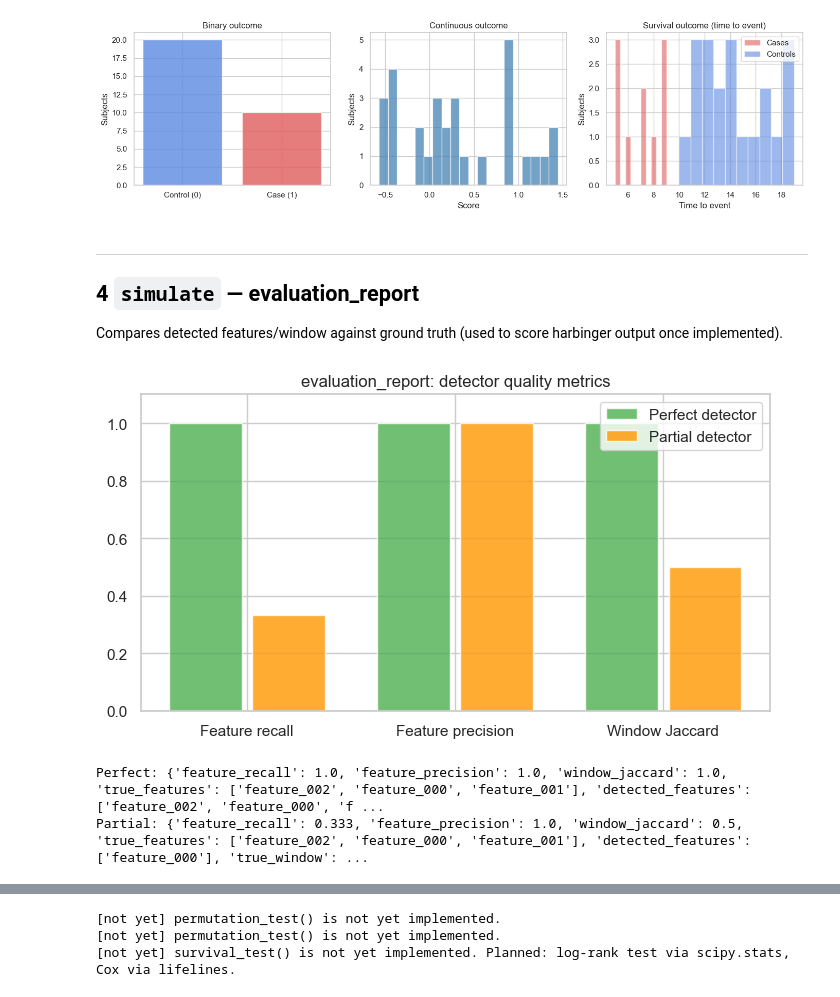
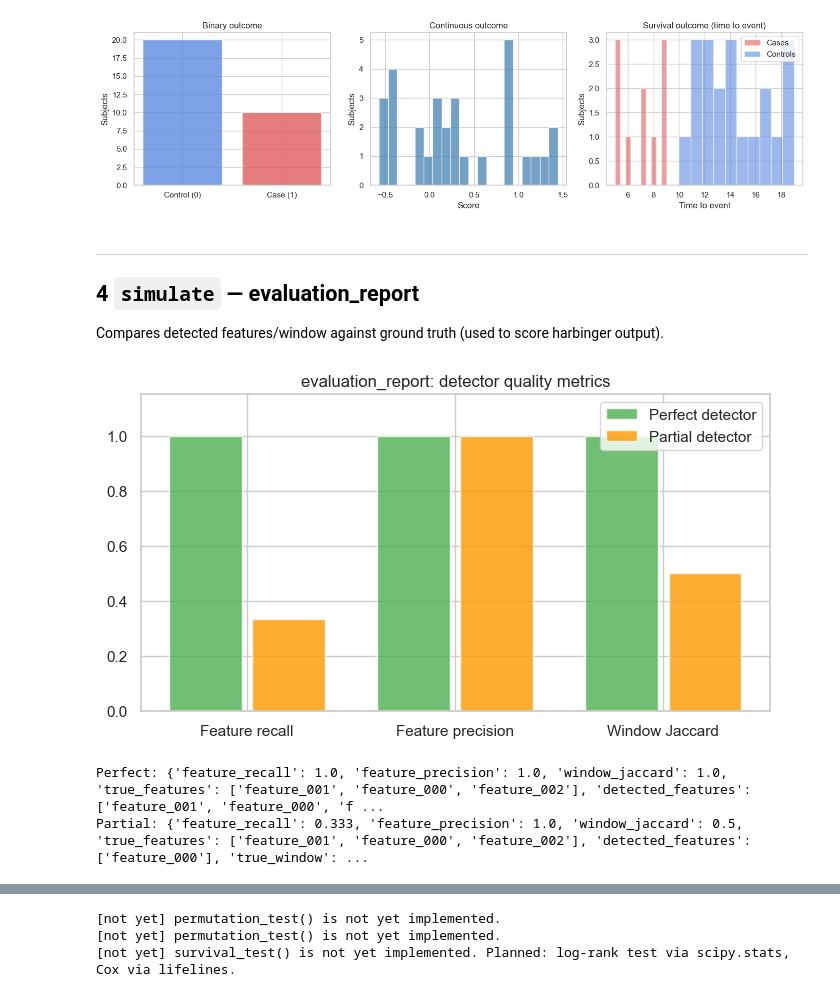
Before and after one commit to cbumby17/TEMPO, a Jupyter notebook: dev_notebook.ipynb, the cells around one changed output, grey strips where cells are left out. Saved outputs shown, nothing was run; the diff lists cells and outputs as text; code cells hidden in the pictures.

```diff
--- a/dev_notebook.ipynb
+++ b/dev_notebook.ipynb
@@ -231,42 +272,39 @@ plt.show()
 ---
 ## 4  `simulate` — evaluation_report
 
-Compares detected features/window against ground truth (used to score harbinger output once implemented).
+Compares detected features/window against ground truth (used to score harbinger output).
 # %%
 df_eval = simulate.simulate_longitudinal(
     motif_features=[0, 1, 2], motif_window=(3, 7), seed=0
 )
 
-# Simulate a 'perfect' detector
 perfect = simulate.evaluation_report(
     detected_features=['feature_000', 'feature_001', 'feature_002'],
-    detected_window=(3, 7),
-    df=df_eval
+    detected_window=(3, 7), df=df_eval
 )
-
-# Simulate a 'partial' detector
 partial = simulate.evaluation_report(
     detected_features=['feature_000'],
-    detected_window=(5, 8),
-    df=df_eval
+    detected_window=(5, 8), df=df_eval
 )
 
 metrics = ['feature_recall', 'feature_precision', 'window_jaccard']
 fig, ax = plt.subplots(figsize=(7, 4))
 x = np.arange(len(metrics))
-ax.bar(x - 0.2, [perfect[m] for m in metrics], 0.35, label='Perfect detector', color='#4caf50', alpha=0.8)
-ax.bar(x + 0.2, [partial[m] for m in metrics], 0.35, label='Partial detector', color='#ff9800', alpha=0.8)
+ax.bar(x - 0.2, [perfect[m] for m in metrics], 0.35,
+       label='Perfect detector', color='#4caf50', alpha=0.8)
+ax.bar(x + 0.2, [partial[m] for m in metrics], 0.35,
+       label='Partial detector', color='#ff9800', alpha=0.8)
 ax.set_xticks(x)
 ax.set_xticklabels(['Feature recall', 'Feature precision', 'Window Jaccard'])
-ax.set_ylim(0, 1.1)
+ax.set_ylim(0, 1.15)
 ax.set_title('evaluation_report: detector quality metrics')
 ax.legend()
 plt.tight_layout()
 plt.show()
 
 print('Perfect:', perfect)
 print('Partial:', partial)
 # %% [output]
-[figure, old version]
+[figure, new version]
-Perfect: {'feature_recall': 1.0, 'feature_precision': 1.0, 'window_jaccard': 1.0, 'true_features': ['feature_002', 'feature_000', 'feature_001'], 'detected_features': ['feature_002', 'feature_000', 'f ...
-Partial: {'feature_recall': 0.333, 'feature_precision': 1.0, 'window_jaccard': 0.5, 'true_features': ['feature_002', 'feature_000', 'feature_001'], 'detected_features': ['feature_000'], 'true_window': ...
+Perfect: {'feature_recall': 1.0, 'feature_precision': 1.0, 'window_jaccard': 1.0, 'true_features': ['feature_001', 'feature_000', 'feature_002'], 'detected_features': ['feature_001', 'feature_000', 'f ...
+Partial: {'feature_recall': 0.333, 'feature_precision': 1.0, 'window_jaccard': 0.5, 'true_features': ['feature_001', 'feature_000', 'feature_002'], 'detected_features': ['feature_000'], 'true_window': ...
```
Also changed, not shown: parts of 23 cells of this notebook, 1 other file.
